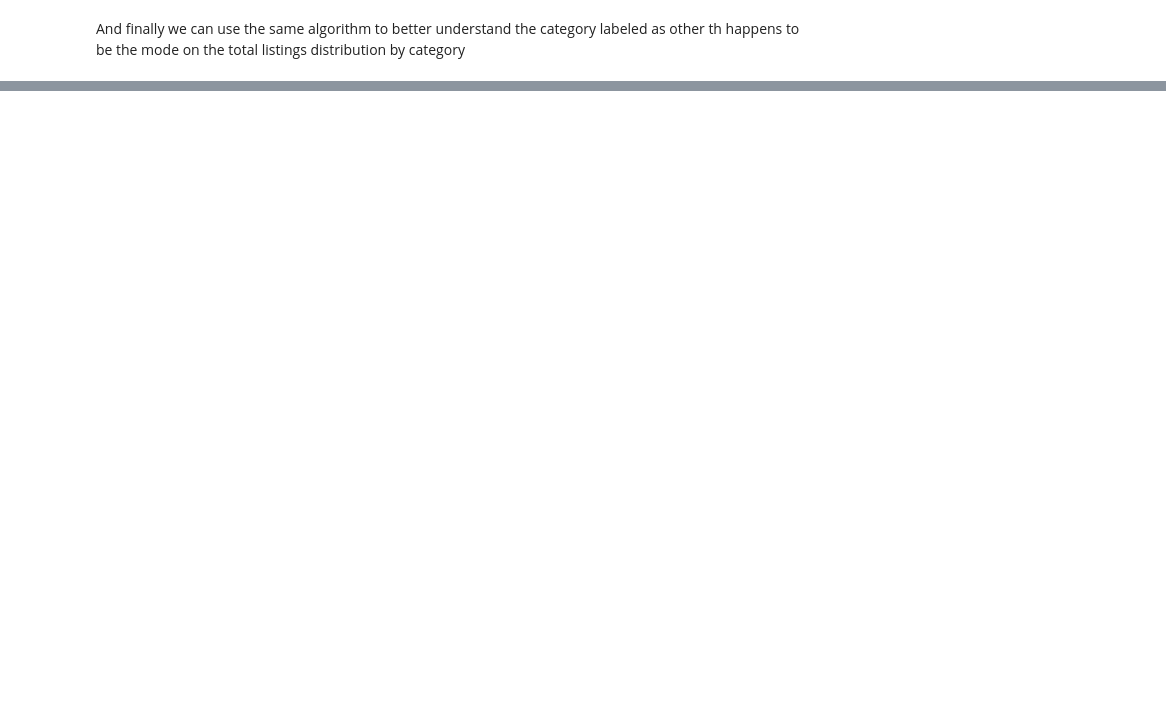
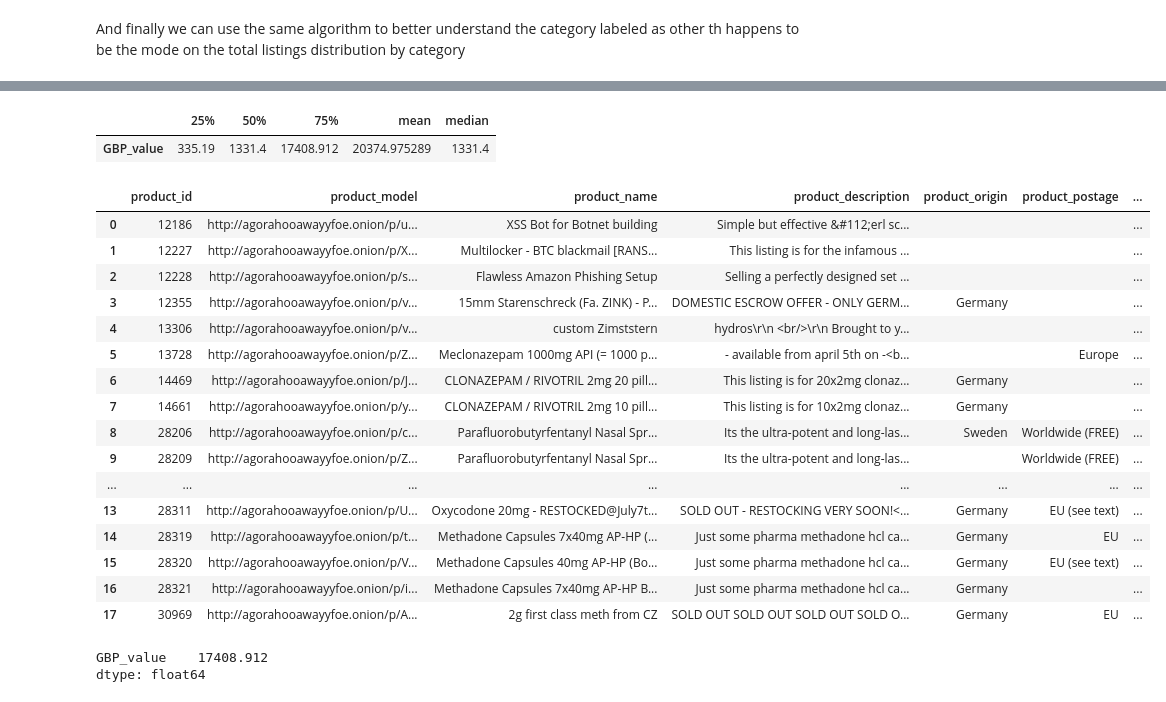
Before and after one commit to mauromsl/dark_web_datamining, a Jupyter notebook: python_src/python_analysis.ipynb, the cells around one changed output, grey strips where cells are left out. Drawn from its saved outputs; the diff is of its cells as text; code cells hidden in the pictures; blank space fills up the shorter version.

Commit message:
adds clustered vendors

```diff
--- a/python_src/python_analysis.ipynb
+++ b/python_src/python_analysis.ipynb
@@ -993,0 +1146,39 @@ plt.axis("off");
+# %%
+quant_df = pd.DataFrame({'mean': vendors_df.mean(), 'median': vendors_df.median(),
+                   '25%': vendors_df.quantile(0.25), '50%': vendors_df.quantile(0.5),
+                   '75%': vendors_df.quantile(0.90)})
+quant_df
+# %% [output]
+|  | 25% | 50% | 75% | mean | median |
+| GBP_value | 335.19 | 1331.4 | 17408.912 | 20374.975289 | 1331.4 |
+# %%
+ radical_rx  = db.pandas_query('''
+     SELECT A.*, B.subCategory_name FROM tblProduct A
+     JOIN tblSubCategory B
+         ON B.subCategory_id = A. subCategory_id
+    where vendor_id = 136
+     ''')
+radical_rx
+# %% [output]
+|  | product_id | product_model | product_name | product_description | product_origin | product_postage | ... |
+| 0 | 12186 | http://agorahooawayyfoe.onion/p/u... | XSS Bot for Botnet building | Simple but effective &#112;erl sc... |  |  | ... |
+| 1 | 12227 | http://agorahooawayyfoe.onion/p/X... | Multilocker - BTC blackmail [RANS... | This listing is for the infamous ... |  |  | ... |
+| 2 | 12228 | http://agorahooawayyfoe.onion/p/s... | Flawless Amazon Phishing Setup | Selling a perfectly designed set ... |  |  | ... |
+| 3 | 12355 | http://agorahooawayyfoe.onion/p/v... | 15mm Starenschreck (Fa. ZINK) - P... | DOMESTIC ESCROW OFFER - ONLY GERM... | Germany |  | ... |
+| 4 | 13306 | http://agorahooawayyfoe.onion/p/v... | custom Zimststern | hydros\r\n <br/>\r\n Brought to y... |  |  | ... |
+| 5 | 13728 | http://agorahooawayyfoe.onion/p/Z... | Meclonazepam 1000mg API (= 1000 p... | - available from april 5th on -<b... |  | Europe | ... |
+| 6 | 14469 | http://agorahooawayyfoe.onion/p/J... | CLONAZEPAM / RIVOTRIL 2mg 20 pill... | This listing is for 20x2mg clonaz... | Germany |  | ... |
+| 7 | 14661 | http://agorahooawayyfoe.onion/p/y... | CLONAZEPAM / RIVOTRIL 2mg 10 pill... | This listing is for 10x2mg clonaz... | Germany |  | ... |
+| 8 | 28206 | http://agorahooawayyfoe.onion/p/c... | Parafluorobutyrfentanyl Nasal Spr... | Its the ultra-potent and long-las... | Sweden | Worldwide (FREE) | ... |
+| 9 | 28209 | http://agorahooawayyfoe.onion/p/Z... | Parafluorobutyrfentanyl Nasal Spr... | Its the ultra-potent and long-las... |  | Worldwide (FREE) | ... |
+| ... | ... | ... | ... | ... | ... | ... | ... |
+| 13 | 28311 | http://agorahooawayyfoe.onion/p/U... | Oxycodone 20mg - RESTOCKED@July7t... | SOLD OUT - RESTOCKING VERY SOON!<... | Germany | EU (see text) | ... |
+| 14 | 28319 | http://agorahooawayyfoe.onion/p/t... | Methadone Capsules 7x40mg AP-HP (... | Just some pharma methadone hcl ca... | Germany | EU | ... |
+| 15 | 28320 | http://agorahooawayyfoe.onion/p/V... | Methadone Capsules 40mg AP-HP (Bo... | Just some pharma methadone hcl ca... | Germany | EU (see text) | ... |
+| 16 | 28321 | http://agorahooawayyfoe.onion/p/i... | Methadone Capsules 7x40mg AP-HP B... | Just some pharma methadone hcl ca... | Germany |  | ... |
+| 17 | 30969 | http://agorahooawayyfoe.onion/p/A... | 2g first class meth from CZ | SOLD OUT SOLD OUT SOLD OUT SOLD O... | Germany | EU | ... |
+# %%
+vendors_df.quantile(.9)
+# %% [output]
+GBP_value    17408.912
+dtype: float64
```
Also changed, not shown: parts of 21 cells of this notebook.
